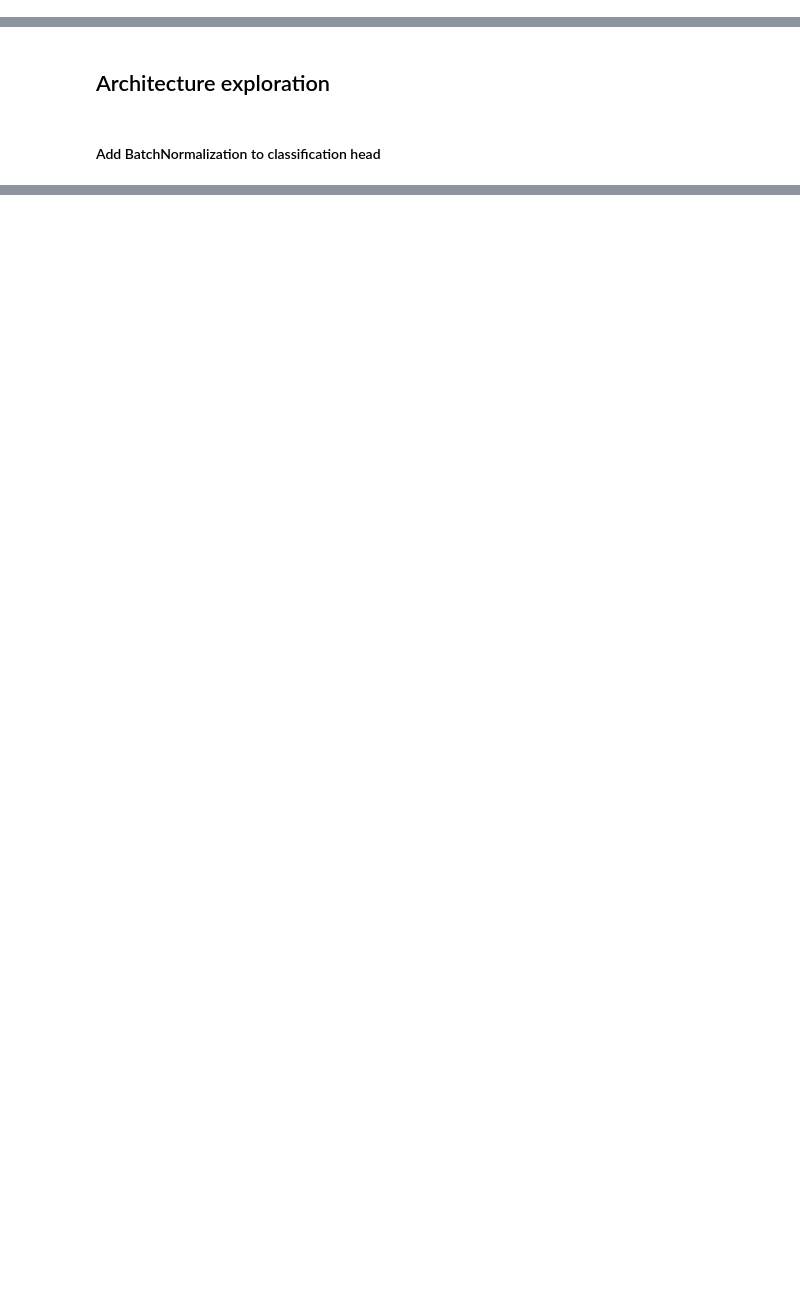
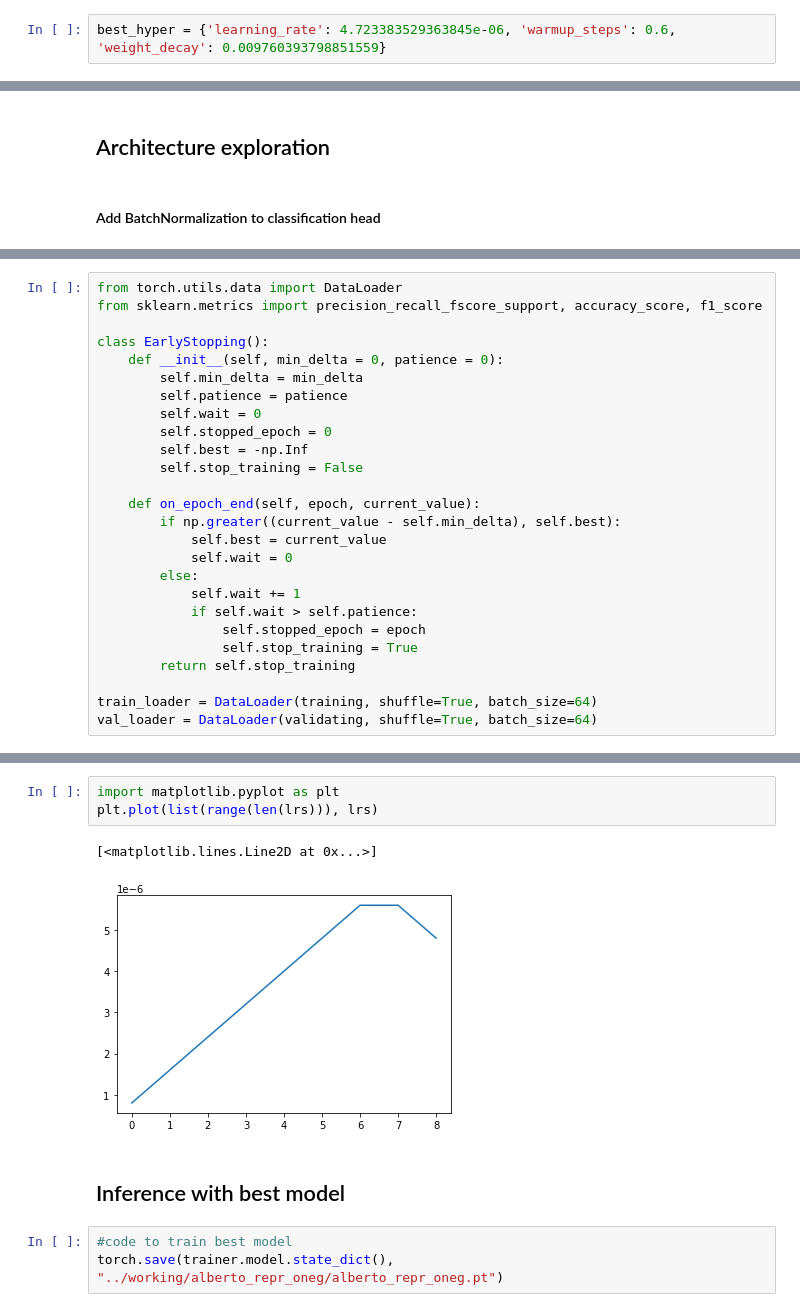
Before and after one commit to steveazzolin/NLU_final_project, a Jupyter notebook: alberto-enhancements.ipynb, the cells around one changed output, grey strips where cells are left out. Saved outputs shown, nothing was run; the diff lists cells and outputs as text; blank space fills up the shorter version.

```diff
--- a/alberto-enhancements.ipynb
+++ b/alberto-enhancements.ipynb
@@ -422,3 +583,5 @@ sa
+# %%
+best_hyper = {'learning_rate': 4.723383529363845e-06, 'warmup_steps': 0.6, 'weight_decay': 0.009760393798851559}
 # %%
 args = TrainingArguments(
                 "test_trainer",
@@ -605 +1045,27 @@ weight_decay=0.009760393798851559
+# %%
+from torch.utils.data import DataLoader
+from sklearn.metrics import precision_recall_fscore_support, accuracy_score, f1_score
+
+class EarlyStopping():
+    def __init__(self, min_delta = 0, patience = 0):
+        self.min_delta = min_delta
+        self.patience = patience
+        self.wait = 0
+        self.stopped_epoch = 0
+        self.best = -np.Inf
+        self.stop_training = False
+
+    def on_epoch_end(self, epoch, current_value):
+        if np.greater((current_value - self.min_delta), self.best):
+            self.best = current_value
+            self.wait = 0
+        else:
+            self.wait += 1
+            if self.wait > self.patience:
+                self.stopped_epoch = epoch
+                self.stop_training = True
+        return self.stop_training
+
+train_loader = DataLoader(training, shuffle=True, batch_size=64)
+val_loader = DataLoader(validating, shuffle=True, batch_size=64)
 # %%
@@ -663,0 +1315,11 @@ class MyNetGRU(nn.Module):
+# %%
+import matplotlib.pyplot as plt
+plt.plot(list(range(len(lrs))), lrs)
+# %% [output]
+[<matplotlib.lines.Line2D at 0x...>]
+[figure, added]
+# %% [markdown]
+## Inference with best model
+# %%
+#code to train best model
+torch.save(trainer.model.state_dict(), "../working/alberto_repr_oneg/alberto_repr_oneg.pt")
```
Also changed, not shown: parts of 30 cells of this notebook, 1 other file.
